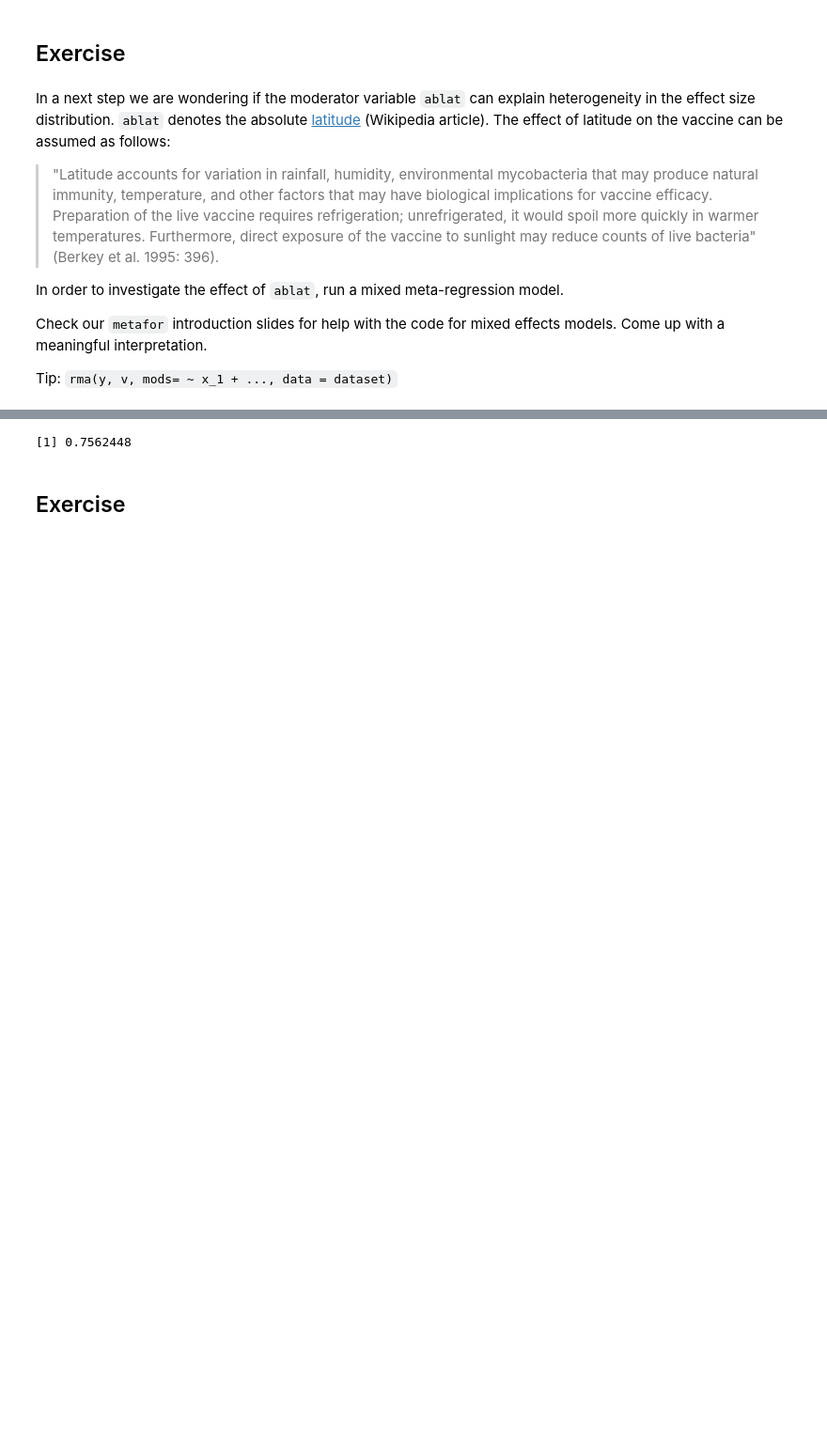
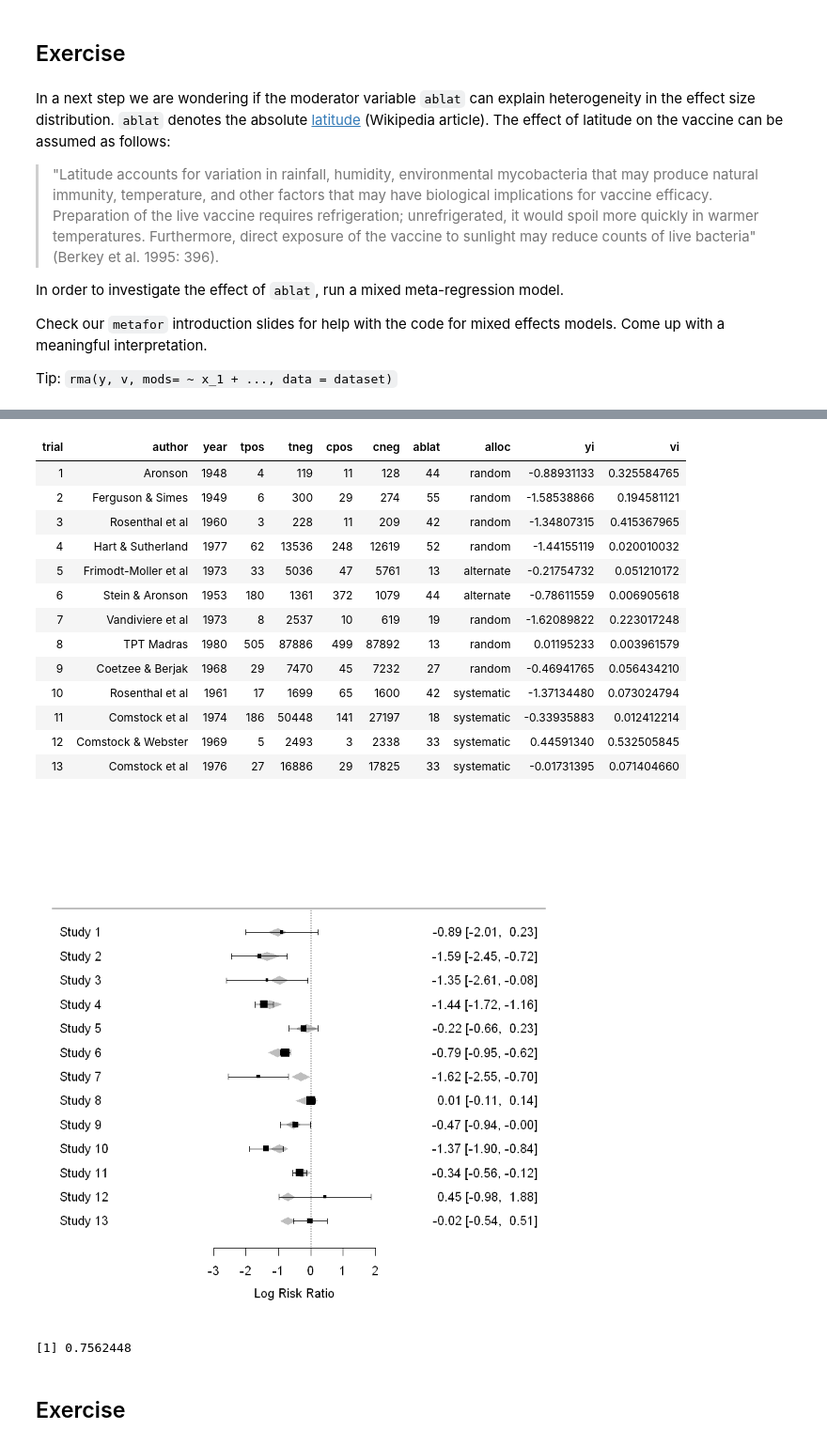
Before and after one commit to berndweiss/gesis-meta-analysis-2018, a Jupyter notebook: notebooks/solutions/4-1_exercise_slvd.ipynb, the cells around one changed output, grey strips where cells are left out. Shown at 94% size. Saved outputs shown, nothing was run; the diff lists cells and outputs as text; code cells hidden in the pictures; blank space fills up the shorter version.

```diff
--- a/notebooks/solutions/4-1_exercise_slvd.ipynb
+++ b/notebooks/solutions/4-1_exercise_slvd.ipynb
@@ -58,27 +58,45 @@ Tip: `rma(y, v, mods= ~ x_1 + ..., data = dataset)`
 # %%
 ## Solution.
 library(metafor)
 dat.bcg <- escalc(measure = "RR", ai = tpos, bi = tneg, ci = cpos, di = cneg, data = dat.bcg)
 res.abl <- (rma(yi ~ ablat, vi, data = dat.bcg, digits = 3) )
 res.abl
+
+forest(res.abl)
+dat.bcg
 # %% [output]
 Mixed-Effects Model (k = 13; tau^2 estimator: REML)
 
 tau^2 (estimated amount of residual heterogeneity):     0.076 (SE = 0.059)
 tau (square root of estimated tau^2 value):             0.276
 I^2 (residual heterogeneity / unaccounted variability): 68.39%
 H^2 (unaccounted variability / sampling variability):   3.16
 R^2 (amount of heterogeneity accounted for):            75.62%
 
 Test for Residual Heterogeneity:
 QE(df = 11) = 30.733, p-val = 0.001
 
 Test of Moderators (coefficient(s) 2):
 ... (6 lines left out)
 ablat      -0.029  0.007  -4.044  <.001  -0.043  -0.015  ***
 
 ---
 Signif. codes:  0 '***' 0.001 '**' 0.01 '*' 0.05 '.' 0.1 ' ' 1
+| trial | author | year | tpos | tneg | cpos | cneg | ablat | alloc | yi | vi |
+| 1 | Aronson | 1948 | 4 | 119 | 11 | 128 | 44 | random | -0.88931133 | 0.325584765 |
+| 2 | Ferguson & Simes | 1949 | 6 | 300 | 29 | 274 | 55 | random | -1.58538866 | 0.194581121 |
+| 3 | Rosenthal et al | 1960 | 3 | 228 | 11 | 209 | 42 | random | -1.34807315 | 0.415367965 |
+| 4 | Hart & Sutherland | 1977 | 62 | 13536 | 248 | 12619 | 52 | random | -1.44155119 | 0.020010032 |
+| 5 | Frimodt-Moller et al | 1973 | 33 | 5036 | 47 | 5761 | 13 | alternate | -0.21754732 | 0.051210172 |
+| 6 | Stein & Aronson | 1953 | 180 | 1361 | 372 | 1079 | 44 | alternate | -0.78611559 | 0.006905618 |
+| 7 | Vandiviere et al | 1973 | 8 | 2537 | 10 | 619 | 19 | random | -1.62089822 | 0.223017248 |
+| 8 | TPT Madras | 1980 | 505 | 87886 | 499 | 87892 | 13 | random | 0.01195233 | 0.003961579 |
+| 9 | Coetzee & Berjak | 1968 | 29 | 7470 | 45 | 7232 | 27 | random | -0.46941765 | 0.056434210 |
+| 10 | Rosenthal et al | 1961 | 17 | 1699 | 65 | 1600 | 42 | systematic | -1.37134480 | 0.073024794 |
+| 11 | Comstock et al | 1974 | 186 | 50448 | 141 | 27197 | 18 | systematic | -0.33935883 | 0.012412214 |
+| 12 | Comstock & Webster | 1969 | 5 | 2493 | 3 | 2338 | 33 | systematic | 0.44591340 | 0.532505845 |
+| 13 | Comstock et al | 1976 | 27 | 16886 | 29 | 17825 | 33 | systematic | -0.01731395 | 0.071404660 |
+[figure, added]
 # %%
 ## Solution.
 ## This moderator has negative, statistically significant effect. That is, the colder
```
Also changed, not shown: parts of 3 cells of this notebook, 3 other files.
